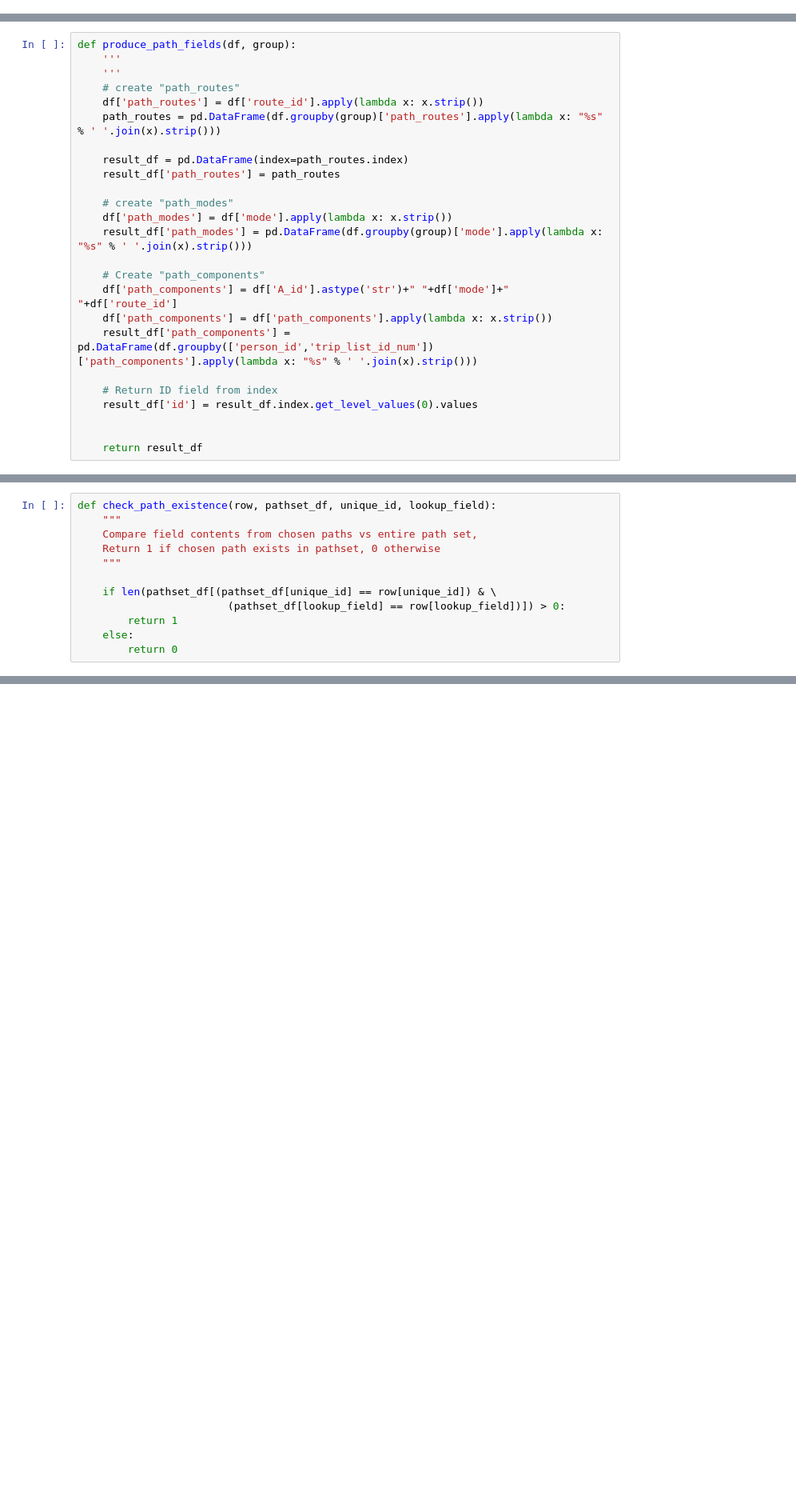
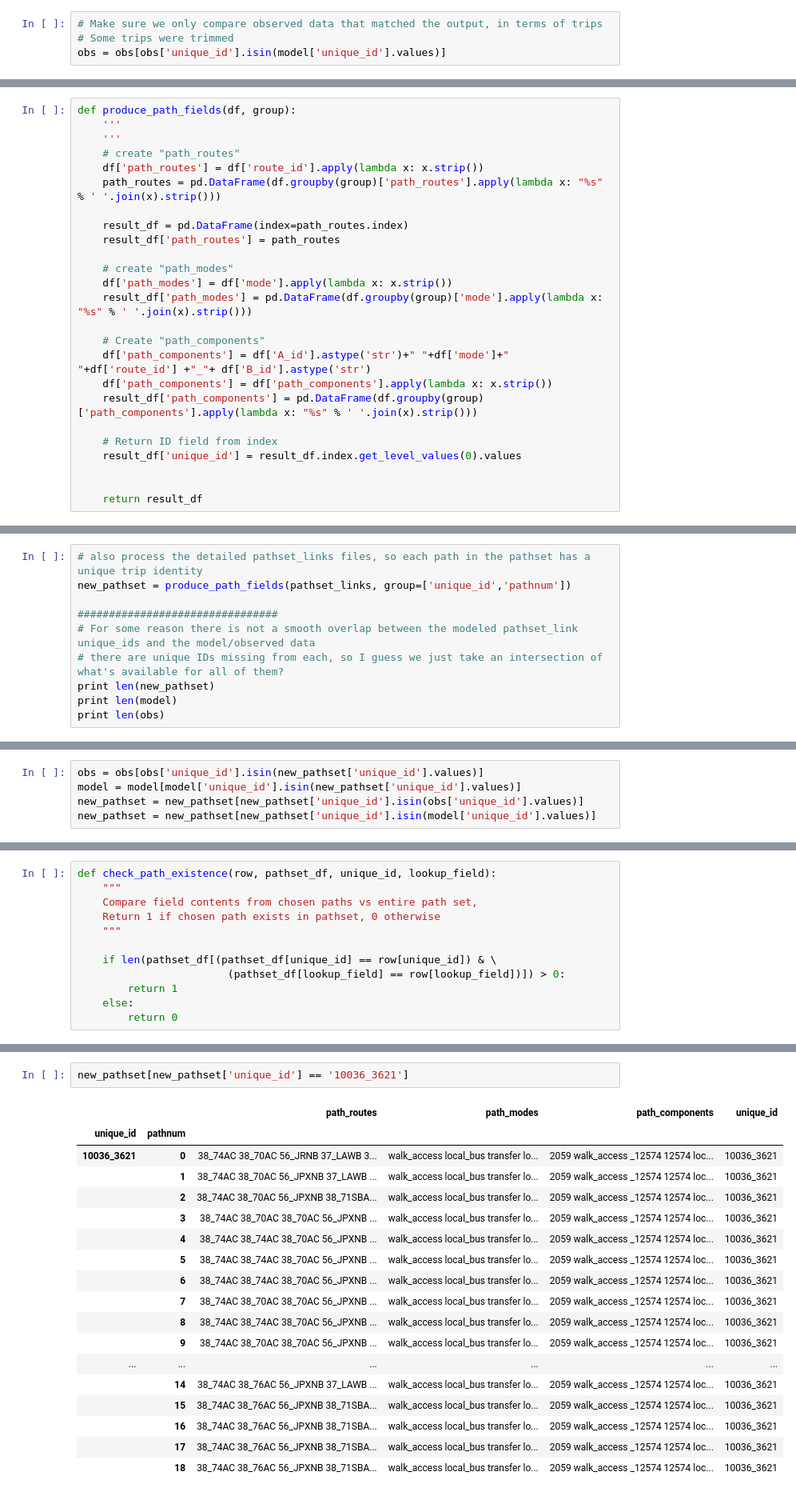
Before and after one commit to sfcta/fast-trips-validation, a Jupyter notebook: notebooks/prepare_fasttrips.ipynb, the cells around one changed output, grey strips where cells are left out. Shown at 80% size. Cells and saved outputs as stored; diff of their text form; blank space fills up the shorter version.

```diff
--- a/notebooks/prepare_fasttrips.ipynb
+++ b/notebooks/prepare_fasttrips.ipynb
@@ -34,0 +85,4 @@ pathset_links = pathset_links[pathset_links['iteration'] == pathset_links['itera
+# %%
+# Make sure we only compare observed data that matched the output, in terms of trips
+# Some trips were trimmed
+obs = obs[obs['unique_id'].isin(model['unique_id'].values)]
@@ -48,12 +121,12 @@ def produce_path_fields(df, group):
     result_df['path_modes'] = pd.DataFrame(df.groupby(group)['mode'].apply(lambda x: "%s" % ' '.join(x).strip()))
 
     # Create "path_components"
-    df['path_components'] = df['A_id'].astype('str')+" "+df['mode']+" "+df['route_id']
+    df['path_components'] = df['A_id'].astype('str')+" "+df['mode']+" "+df['route_id'] +"_"+ df['B_id'].astype('str')
     df['path_components'] = df['path_components'].apply(lambda x: x.strip())
-    result_df['path_components'] = pd.DataFrame(df.groupby(['person_id','trip_list_id_num'])['path_components'].apply(lambda x: "%s" % ' '.join(x).strip()))
+    result_df['path_components'] = pd.DataFrame(df.groupby(group)['path_components'].apply(lambda x: "%s" % ' '.join(x).strip()))
 
     # Return ID field from index
-    result_df['id'] = result_df.index.get_level_values(0).values
+    result_df['unique_id'] = result_df.index.get_level_values(0).values
 
 
     return result_df
@@ -66,0 +145,10 @@ new_pathset = produce_path_fields(pathset_links, group=['person_id','trip_list_i
+# %%
+# also process the detailed pathset_links files, so each path in the pathset has a unique trip identity
+new_pathset = produce_path_fields(pathset_links, group=['unique_id','pathnum'])
+
+################################
+# For some reason there is not a smooth overlap between the modeled pathset_link unique_ids and the model/observed data
+# there are unique IDs missing from each, so I guess we just take an intersection of what's available for all of them?
+print len(new_pathset)
+print len(model)
+print len(obs)
@@ -66,0 +159,5 @@ new_pathset = produce_path_fields(pathset_links, group=['person_id','trip_list_i
+# %%
+obs = obs[obs['unique_id'].isin(new_pathset['unique_id'].values)]
+model = model[model['unique_id'].isin(new_pathset['unique_id'].values)]
+new_pathset = new_pathset[new_pathset['unique_id'].isin(obs['unique_id'].values)]
+new_pathset = new_pathset[new_pathset['unique_id'].isin(model['unique_id'].values)]
@@ -128,0 +314,21 @@ total_match = observed_path.apply(check_path_existence, pathset_df=new_pathset,
+# %%
+new_pathset[new_pathset['unique_id'] == '10036_3621']
+# %% [output]
+|  |  | path_routes | path_modes | path_components | unique_id |
+| unique_id | pathnum |  |  |  |  |
+| 10036_3621 | 0 | 38_74AC 38_70AC 56_JRNB 37_LAWB 3... | walk_access local_bus transfer lo... | 2059 walk_access _12574 12574 loc... | 10036_3621 |
+|  | 1 | 38_74AC 38_70AC 56_JPXNB 37_LAWB ... | walk_access local_bus transfer lo... | 2059 walk_access _12574 12574 loc... | 10036_3621 |
+|  | 2 | 38_74AC 38_70AC 56_JPXNB 38_71SBA... | walk_access local_bus transfer lo... | 2059 walk_access _12574 12574 loc... | 10036_3621 |
+|  | 3 | 38_74AC 38_70AC 38_70AC 56_JPXNB ... | walk_access local_bus transfer lo... | 2059 walk_access _12574 12574 loc... | 10036_3621 |
+|  | 4 | 38_74AC 38_74AC 38_70AC 56_JPXNB ... | walk_access local_bus transfer lo... | 2059 walk_access _12574 12574 loc... | 10036_3621 |
+|  | 5 | 38_74AC 38_74AC 38_70AC 56_JPXNB ... | walk_access local_bus transfer lo... | 2059 walk_access _12574 12574 loc... | 10036_3621 |
+|  | 6 | 38_74AC 38_74AC 38_70AC 56_JPXNB ... | walk_access local_bus transfer lo... | 2059 walk_access _12574 12574 loc... | 10036_3621 |
+|  | 7 | 38_74AC 38_70AC 38_70AC 56_JPXNB ... | walk_access local_bus transfer lo... | 2059 walk_access _12574 12574 loc... | 10036_3621 |
+|  | 8 | 38_74AC 38_74AC 38_70AC 56_JPXNB ... | walk_access local_bus transfer lo... | 2059 walk_access _12574 12574 loc... | 10036_3621 |
+|  | 9 | 38_74AC 38_70AC 38_70AC 56_JPXNB ... | walk_access local_bus transfer lo... | 2059 walk_access _12574 12574 loc... | 10036_3621 |
+| ... | ... | ... | ... | ... | ... |
+|  | 14 | 38_74AC 38_76AC 56_JPXNB 37_LAWB ... | walk_access local_bus transfer lo... | 2059 walk_access _12574 12574 loc... | 10036_3621 |
+|  | 15 | 38_74AC 38_76AC 56_JPXNB 38_71SBA... | walk_access local_bus transfer lo... | 2059 walk_access _12574 12574 loc... | 10036_3621 |
+|  | 16 | 38_74AC 38_76AC 56_JPXNB 38_71SBA... | walk_access local_bus transfer lo... | 2059 walk_access _12574 12574 loc... | 10036_3621 |
+|  | 17 | 38_74AC 38_76AC 56_JPXNB 38_71SBA... | walk_access local_bus transfer lo... | 2059 walk_access _12574 12574 loc... | 10036_3621 |
+|  | 18 | 38_74AC 38_76AC 56_JPXNB 38_71SBA... | walk_access local_bus transfer lo... | 2059 walk_access _12574 12574 loc... | 10036_3621 |
```
Also changed, not shown: parts of 63 cells of this notebook.
